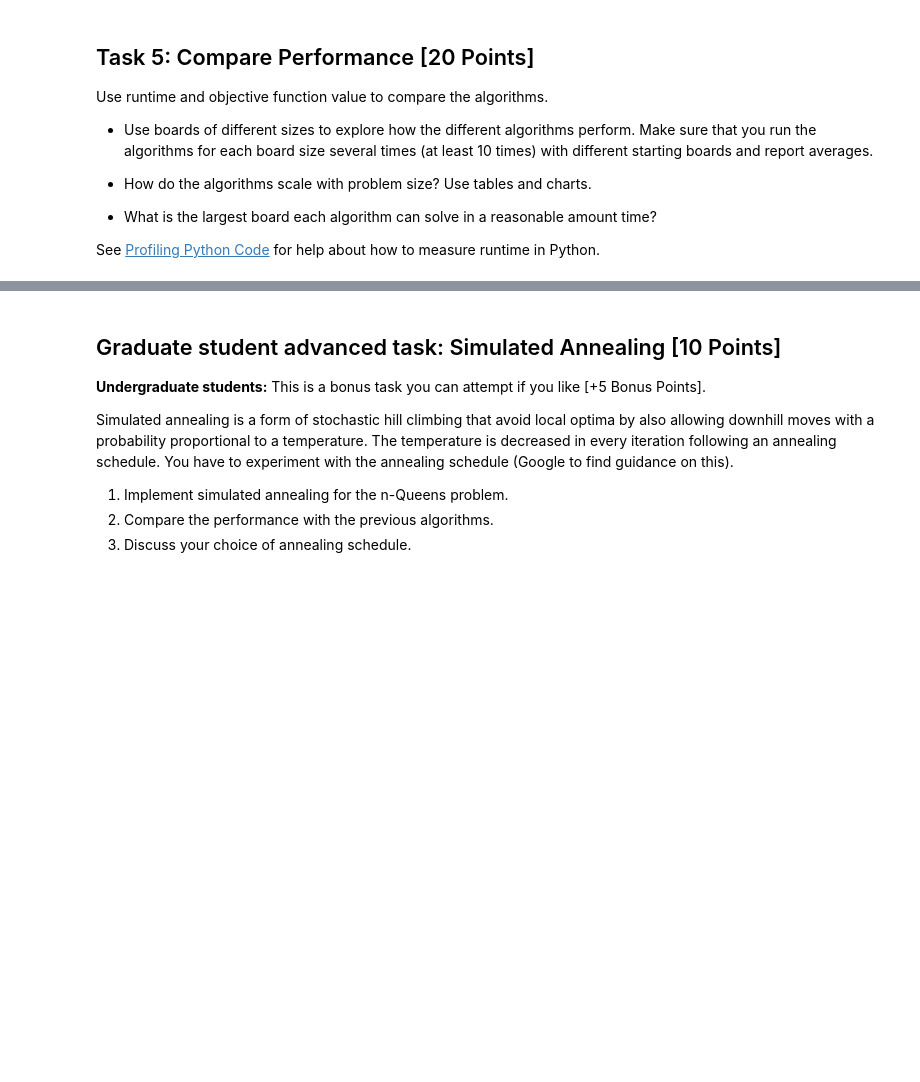
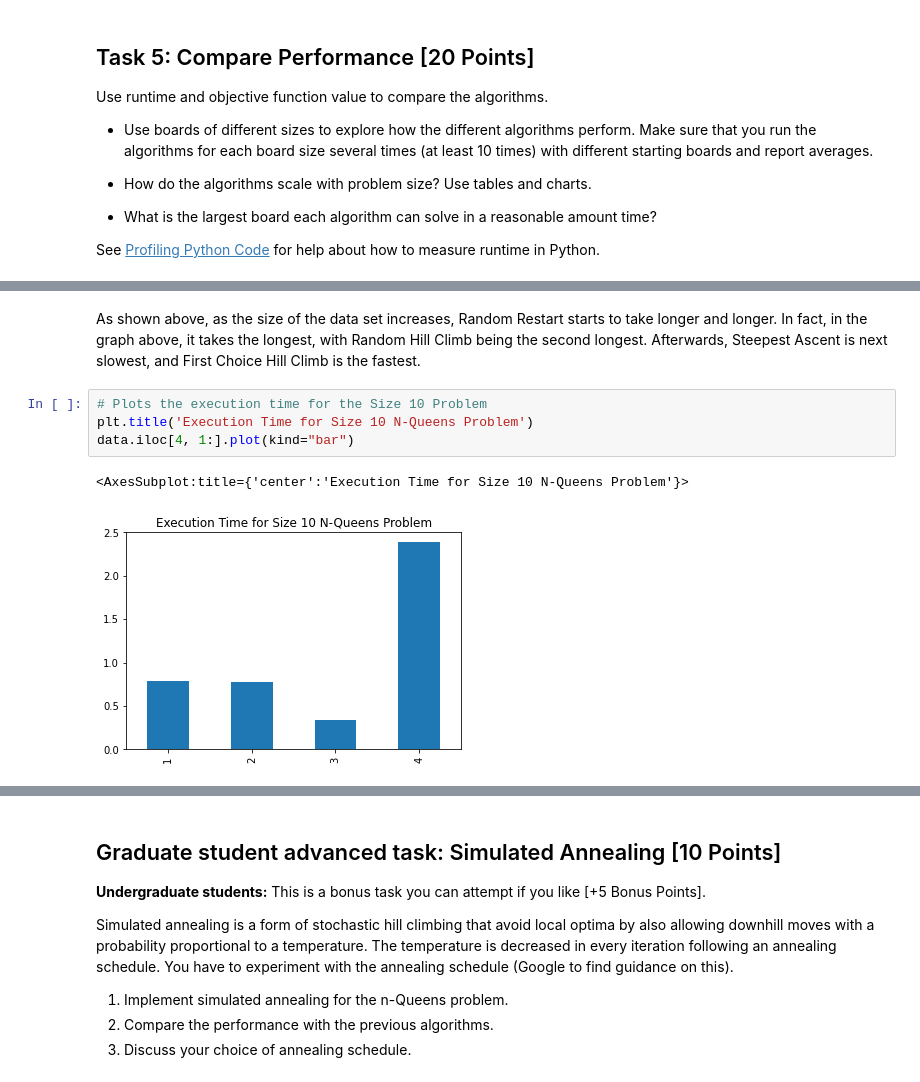
Before and after one commit to leongkkevin/CS7320-AI, a Jupyter notebook: Local_Search/n_queens.ipynb, the cells around one changed output, grey strips where cells are left out. Cells and saved outputs as stored; diff of their text form; blank space fills up the shorter version.

```diff
--- a/Local_Search/n_queens.ipynb
+++ b/Local_Search/n_queens.ipynb
@@ -373,0 +421,9 @@ KeyError: 'Algorithm'
+# %% [markdown]
+As shown above, as the size of the data set increases, Random Restart starts to take longer and longer. In fact, in the graph above, it takes the longest, with Random Hill Climb being the second longest. Afterwards, Steepest Ascent is next slowest, and First Choice Hill Climb is the fastest.
+# %%
+# Plots the execution time for the Size 10 Problem
+plt.title('Execution Time for Size 10 N-Queens Problem')
+data.iloc[4, 1:].plot(kind="bar")
+# %% [output]
+<AxesSubplot:title={'center':'Execution Time for Size 10 N-Queens Problem'}>
+[figure, added]
```
Also changed, not shown: parts of 14 cells of this notebook, 1 other file.
